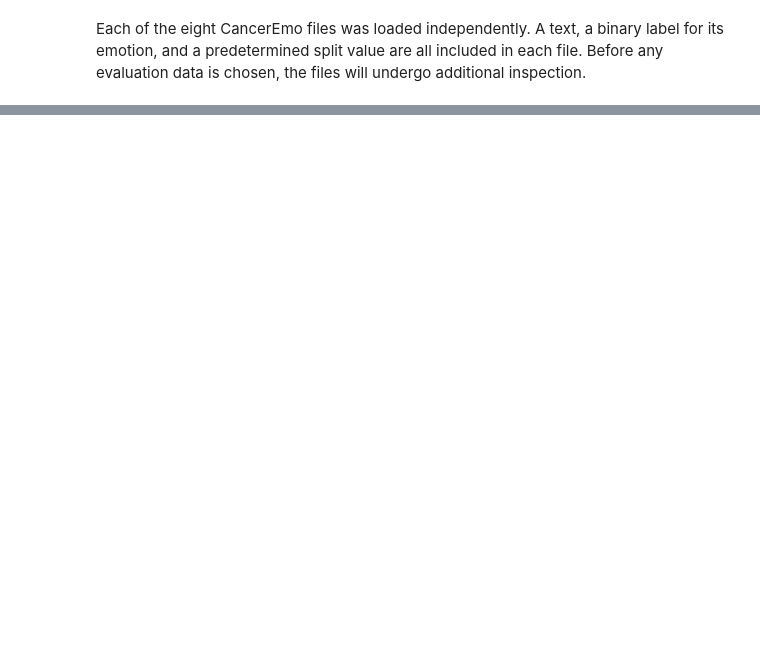
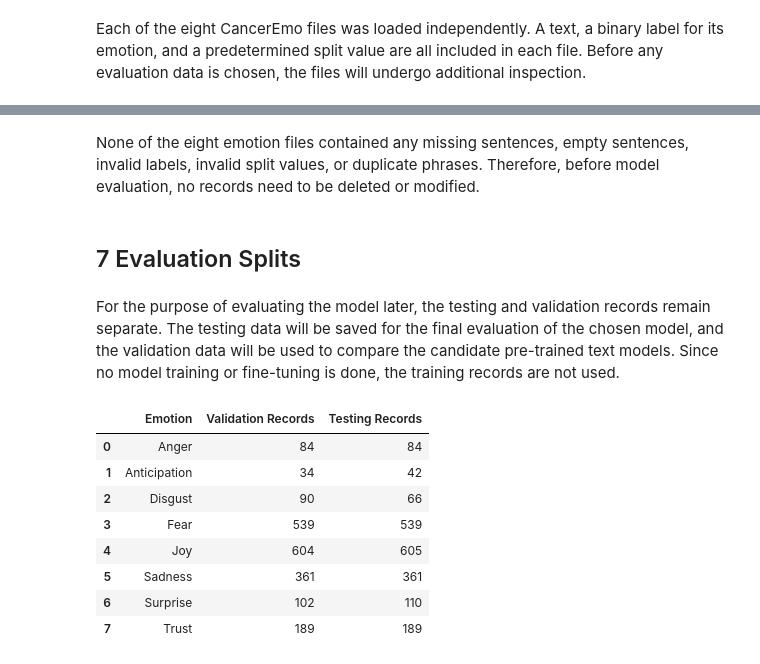
Before and after one commit to SubathraSIM/CM3020_Final_Year_Project, a Jupyter notebook: notebooks/dataset_exploration/canceremo_exploration.ipynb, the cells around one changed output, grey strips where cells are left out. Drawn from its saved outputs; the diff is of its cells as text; code cells hidden in the pictures; blank space fills up the shorter version.

```diff
--- a/notebooks/dataset_exploration/canceremo_exploration.ipynb
+++ b/notebooks/dataset_exploration/canceremo_exploration.ipynb
@@ -49,0 +188,18 @@ Each of the eight CancerEmo files was loaded independently. A text, a binary lab
+# %%
+for emotion, dataset in emotion_datasets.items():
+    missing_sentences = dataset["Sentence"].isnull().sum()
+    empty_sentences = dataset["Sentence"].fillna("").str.strip().eq("").sum()
+
+    invalid_labels = (~dataset[emotion].isin([0, 1])).sum()
+    invalid_splits = (~dataset["Split"].isin([0, 1, 2])).sum()
+
+    duplicated_sentences = dataset["Sentence"].duplicated().sum()
+
+    data_checks.append({
+        "Emotion": emotion,
+        "Missing Sentences": missing_sentences,
+        "Empty Sentences": empty_sentences,
+        "Invalid Labels": invalid_labels,
+        "Invalid Splits": invalid_splits,
+        "Duplicated Sentences": duplicated_sentences
+    })
@@ -49,0 +219,41 @@ Each of the eight CancerEmo files was loaded independently. A text, a binary lab
+# %% [markdown]
+None of the eight emotion files contained any missing sentences, empty sentences, invalid labels, invalid split values, or duplicate phrases. Therefore, before model evaluation, no records need to be deleted or modified.
+# %% [markdown]
+## 7 Evaluation Splits
+# %% [markdown]
+For the purpose of evaluating the model later, the testing and validation records remain separate. The testing data will be saved for the final evaluation of the chosen model, and the validation data will be used to compare the candidate pre-trained text models. Since no model training or fine-tuning is done, the training records are not used.
+# %%
+validation_datasets = {}
+testing_datasets = {}
+# %%
+evaluation_split_counts = []
+# %%
+for emotion, dataset in emotion_datasets.items():
+    validation_datasets[emotion] = (
+        dataset.loc[dataset["Split"] == 1, ["Sentence", emotion]]
+        .reset_index(drop=True)
+    )
+
+    testing_datasets[emotion] = (
+        dataset.loc[dataset["Split"] == 2, ["Sentence", emotion]]
+        .reset_index(drop=True)
+    )
+
+    evaluation_split_counts.append({
+        "Emotion": emotion,
+        "Validation Records": len(validation_datasets[emotion]),
+        "Testing Records": len(testing_datasets[emotion])
+    })
+# %%
+evaluation_split_counts_df = pd.DataFrame(evaluation_split_counts)
+evaluation_split_counts_df
+# %% [output]
+|  | Emotion | Validation Records | Testing Records |
+| 0 | Anger | 84 | 84 |
+| 1 | Anticipation | 34 | 42 |
+| 2 | Disgust | 90 | 66 |
+| 3 | Fear | 539 | 539 |
+| 4 | Joy | 604 | 605 |
+| 5 | Sadness | 361 | 361 |
+| 6 | Surprise | 102 | 110 |
+| 7 | Trust | 189 | 189 |
```
Also changed, not shown: parts of 31 cells of this notebook, 5 other files.
